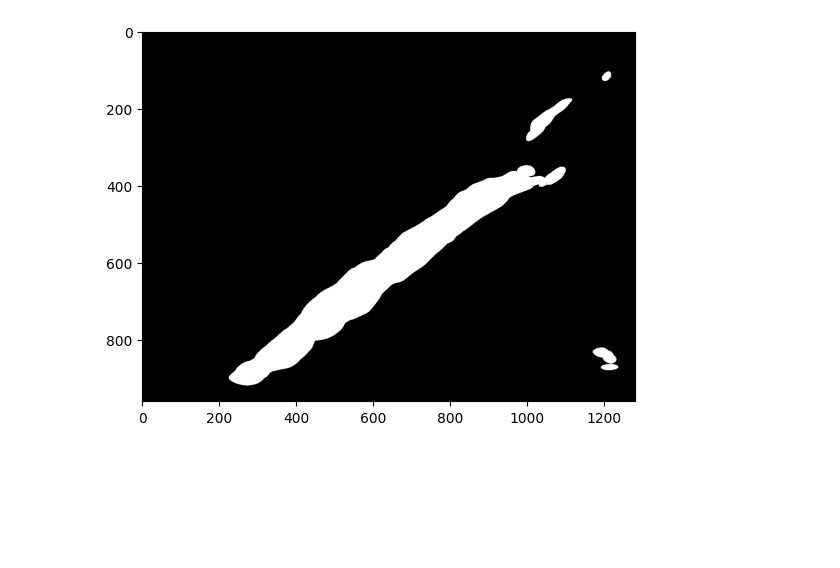
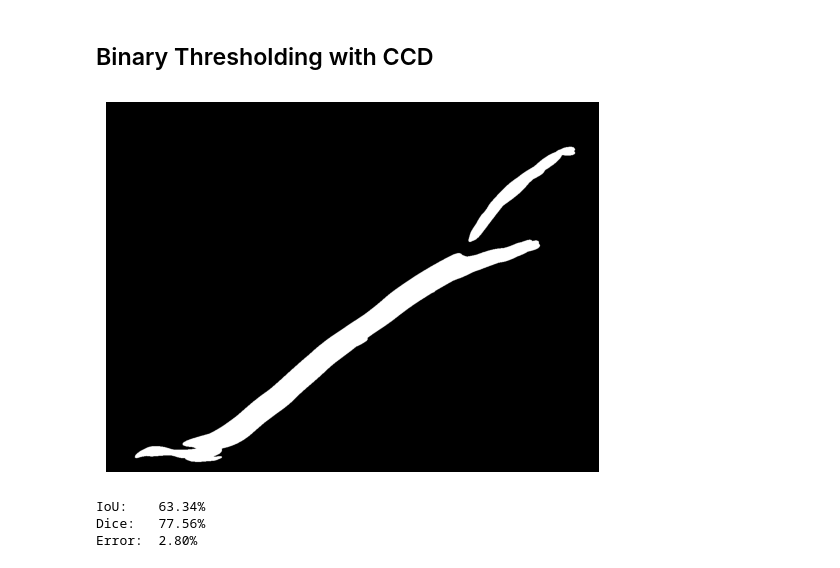
Before and after one commit to KokonutGamer/natural-gas-ndt-analysis, a Jupyter notebook: research/pmf_ccd.ipynb, the cells around one changed output. Cells and saved outputs as stored; diff of their text form; code cells hidden in the pictures; blank space fills up the shorter version.

```diff
--- a/research/pmf_ccd.ipynb
+++ b/research/pmf_ccd.ipynb
@@ -2,10 +17,11 @@
 import matched_filter as mf
 import matplotlib.pyplot as plt
 
-templates = mf.generate_kernels(sigma=52.0, L=54, angle_step=15)
+templates = mf.generate_kernels(sigma=8.0, L=48, angle_step=15)
 mask, response = mf.apply_pyramid_matched_filter_from_path(
-    "../images/0098.tif", templates, levels=12
+    "../images/0098.tif", templates, levels=3
 )
 plt.imshow(response, cmap='gray')
+plt.axis('off')
 plt.show()
 # %% [output]
@@ -13,5 +80,17 @@ plt.show()
+# %% [markdown]
+## Binary Thresholding with CCD
 # %%
-plt.imshow(mask, cmap='gray')
+cleaned = mf.ccd(mask, int(mask.size / 200))
+plt.imshow(cleaned, cmap='gray')
+plt.axis('off')
 plt.show()
 # %% [output]
-[figure, old version]
+[figure, new version]
+# %%
+print(f"IoU:\t{score.iou(cleaned, ground_truth):.2%}")
+print(f"Dice:\t{score.dice(cleaned, ground_truth):.2%}")
+print(f"Error:\t{score.percent_err(cleaned, ground_truth):.2%}")
+# %% [output]
+IoU:    63.34%
+Dice:   77.56%
+Error:  2.80%
```
Also changed, not shown: parts of 18 cells of this notebook, 1 other file.
